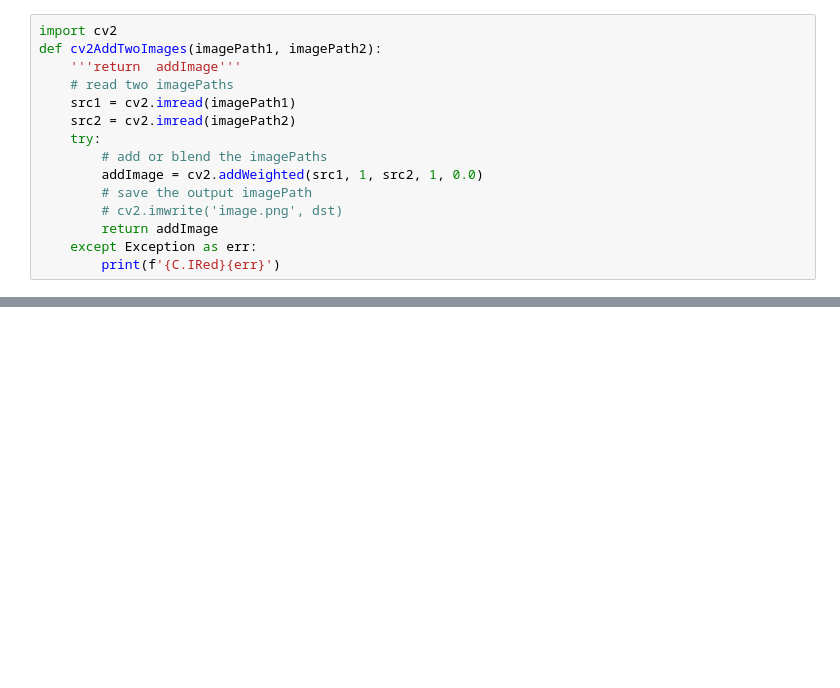
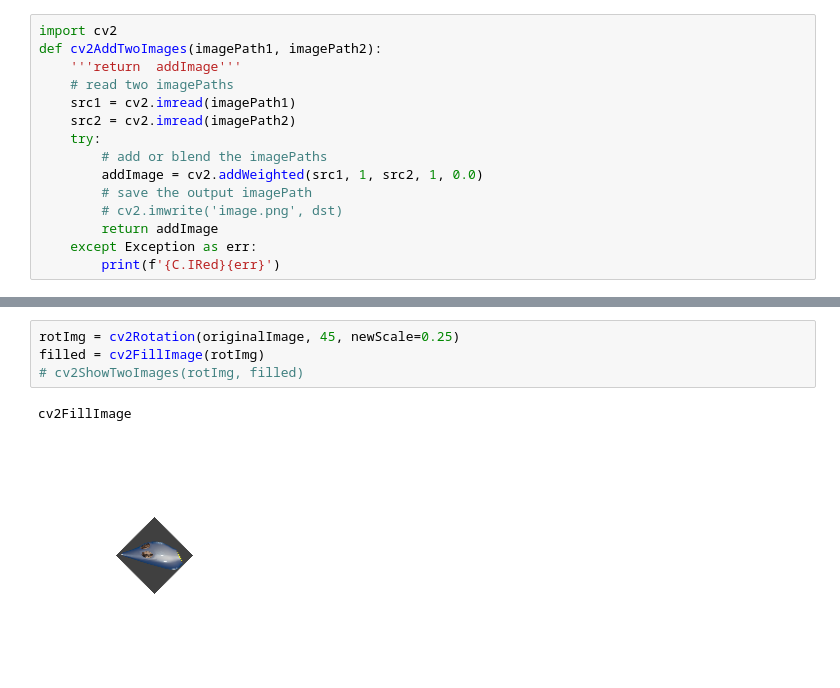
Before and after one commit to iypc-team/CurrentProject, a Jupyter notebook: CV2_Utilities.ipynb, the cells around one changed output, grey strips where cells are left out. Cells and saved outputs as stored; diff of their text form; blank space fills up the shorter version.

```diff
--- a/CV2_Utilities.ipynb
+++ b/CV2_Utilities.ipynb
@@ -307,0 +330,7 @@ cv2_imshow(edgeImg)
+# %%
+rotImg = cv2Rotation(originalImage, 45, newScale=0.25)
+filled = cv2FillImage(rotImg)
+# cv2ShowTwoImages(rotImg, filled)
+# %% [output]
+cv2FillImage
+[figure, added]
```
Also changed, not shown: parts of 6 cells of this notebook.
